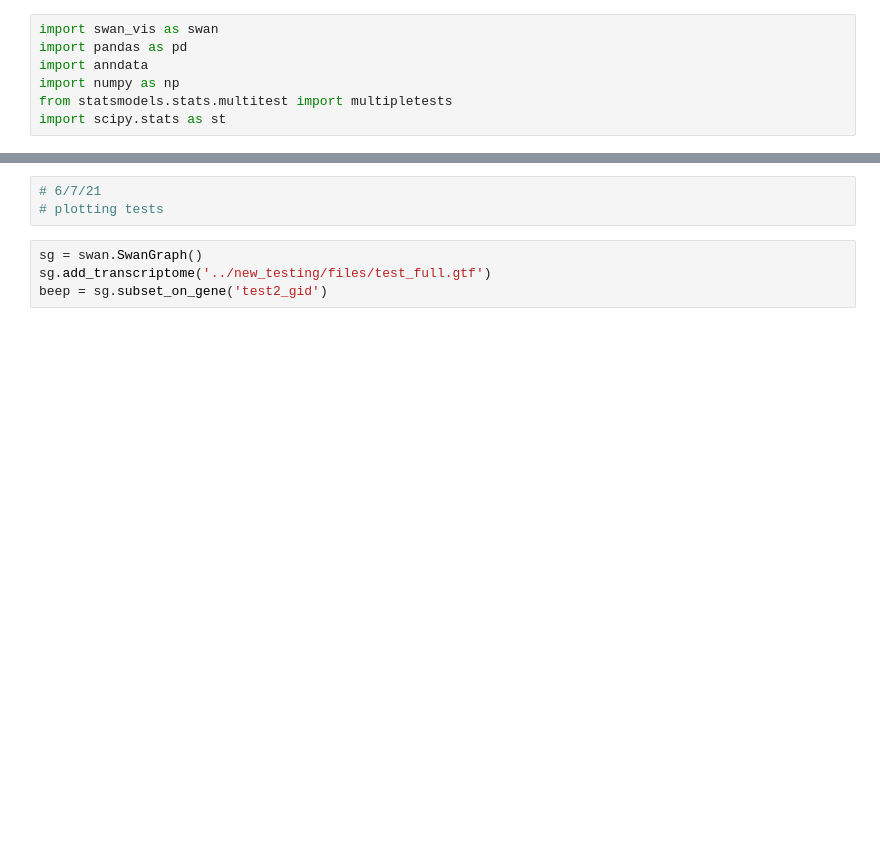
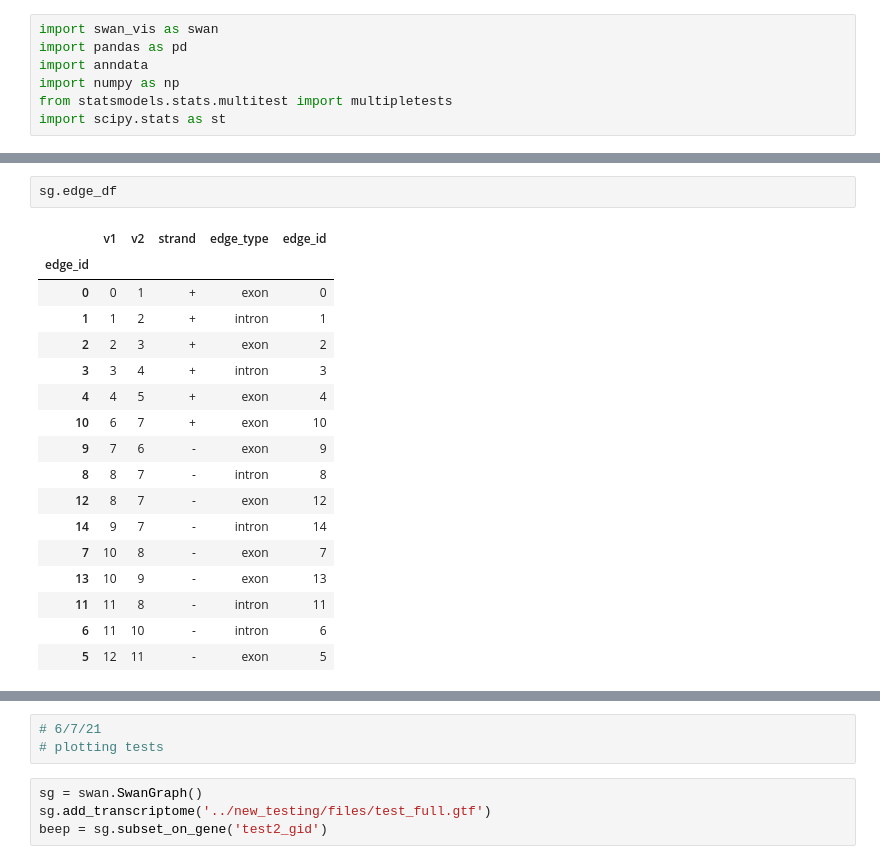
Before and after one commit to mortazavilab/swan_vis, a Jupyter notebook: tutorials/test_dev.ipynb, the cells around one changed output, grey strips where cells are left out. Drawn from its saved outputs; the diff is of its cells as text; blank space fills up the shorter version.

```diff
--- a/tutorials/test_dev.ipynb
+++ b/tutorials/test_dev.ipynb
@@ -7,0 +21,20 @@ import scipy.stats as st
+# %%
+sg.edge_df
+# %% [output]
+|  | v1 | v2 | strand | edge_type | edge_id |
+| edge_id |  |  |  |  |  |
+| 0 | 0 | 1 | + | exon | 0 |
+| 1 | 1 | 2 | + | intron | 1 |
+| 2 | 2 | 3 | + | exon | 2 |
+| 3 | 3 | 4 | + | intron | 3 |
+| 4 | 4 | 5 | + | exon | 4 |
+| 10 | 6 | 7 | + | exon | 10 |
+| 9 | 7 | 6 | - | exon | 9 |
+| 8 | 8 | 7 | - | intron | 8 |
+| 12 | 8 | 7 | - | exon | 12 |
+| 14 | 9 | 7 | - | intron | 14 |
+| 7 | 10 | 8 | - | exon | 7 |
+| 13 | 10 | 9 | - | exon | 13 |
+| 11 | 11 | 8 | - | intron | 11 |
+| 6 | 11 | 10 | - | intron | 6 |
+| 5 | 12 | 11 | - | exon | 5 |
```
Also changed, not shown: parts of 3 cells of this notebook, 3 other files.
